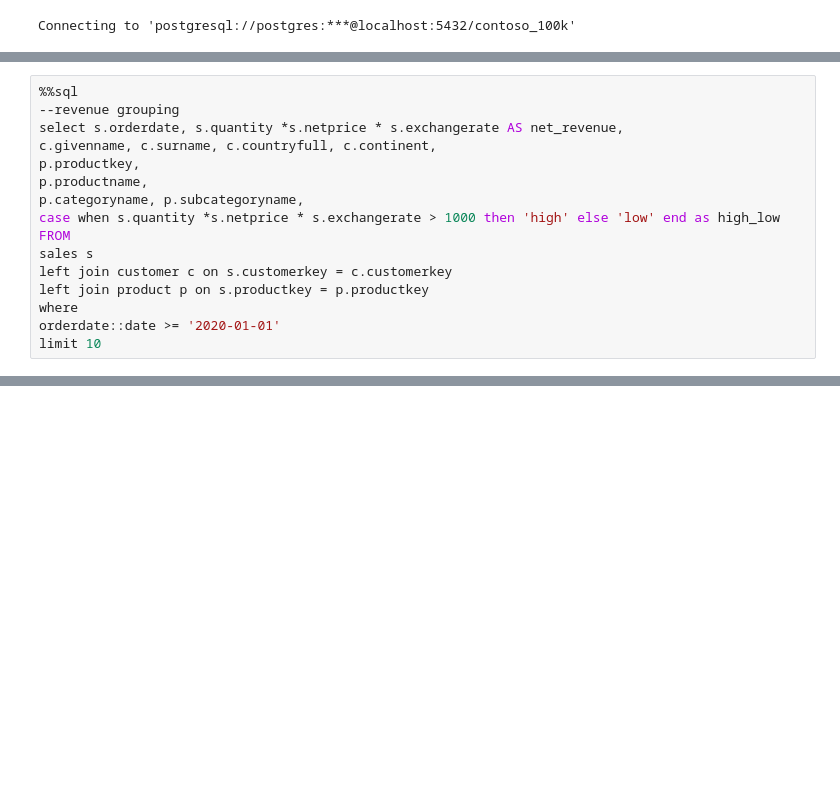
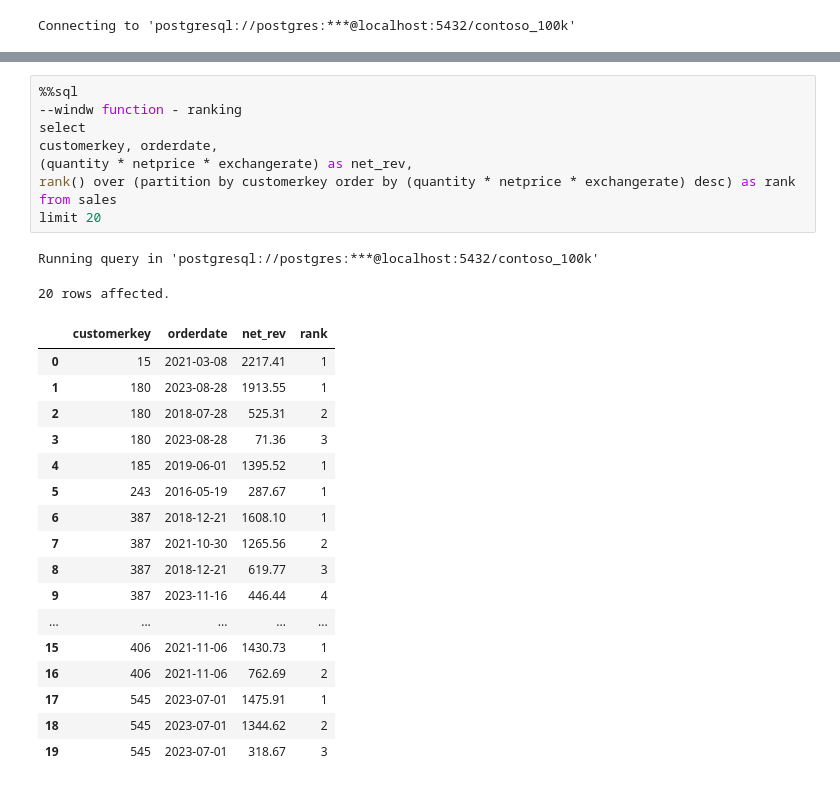
Before and after one commit to Aj-pete/Lab-agile-planning, a Jupyter notebook: Resources/Blank_SQL_Notebook.ipynb, the cells around one changed output, grey strips where cells are left out. Cells and saved outputs as stored; diff of their text form; blank space fills up the shorter version.

```diff
--- a/Resources/Blank_SQL_Notebook.ipynb
+++ b/Resources/Blank_SQL_Notebook.ipynb
@@ -172,16 +57,0 @@ Running query in 'postgresql://postgres:***@localhost:5432/contoso_100k'
-# %%
-%%sql
---revenue grouping
-select s.orderdate, s.quantity *s.netprice * s.exchangerate AS net_revenue,
-c.givenname, c.surname, c.countryfull, c.continent,
-p.productkey,
-p.productname,
-p.categoryname, p.subcategoryname,
-case when s.quantity *s.netprice * s.exchangerate > 1000 then 'high' else 'low' end as high_low
-FROM
-sales s
-left join customer c on s.customerkey = c.customerkey
-left join product p on s.productkey = p.productkey
-where
-orderdate::date >= '2020-01-01'
-limit 10
@@ -758,0 +227,29 @@ Running query in 'postgresql://postgres:***@localhost:5432/contoso_100k'
+# %%
+%%sql
+--windw function - ranking
+select
+customerkey, orderdate,
+(quantity * netprice * exchangerate) as net_rev,
+rank() over (partition by customerkey order by (quantity * netprice * exchangerate) desc) as rank
+from sales
+limit 20
+# %% [output]
+Running query in 'postgresql://postgres:***@localhost:5432/contoso_100k'
+20 rows affected.
+|  | customerkey | orderdate | net_rev | rank |
+| 0 | 15 | 2021-03-08 | 2217.41 | 1 |
+| 1 | 180 | 2023-08-28 | 1913.55 | 1 |
+| 2 | 180 | 2018-07-28 | 525.31 | 2 |
+| 3 | 180 | 2023-08-28 | 71.36 | 3 |
+| 4 | 185 | 2019-06-01 | 1395.52 | 1 |
+| 5 | 243 | 2016-05-19 | 287.67 | 1 |
+| 6 | 387 | 2018-12-21 | 1608.10 | 1 |
+| 7 | 387 | 2021-10-30 | 1265.56 | 2 |
+| 8 | 387 | 2018-12-21 | 619.77 | 3 |
+| 9 | 387 | 2023-11-16 | 446.44 | 4 |
+| ... | ... | ... | ... | ... |
+| 15 | 406 | 2021-11-06 | 1430.73 | 1 |
+| 16 | 406 | 2021-11-06 | 762.69 | 2 |
+| 17 | 545 | 2023-07-01 | 1475.91 | 1 |
+| 18 | 545 | 2023-07-01 | 1344.62 | 2 |
+| 19 | 545 | 2023-07-01 | 318.67 | 3 |
```
Also changed, not shown: parts of 49 cells of this notebook.
